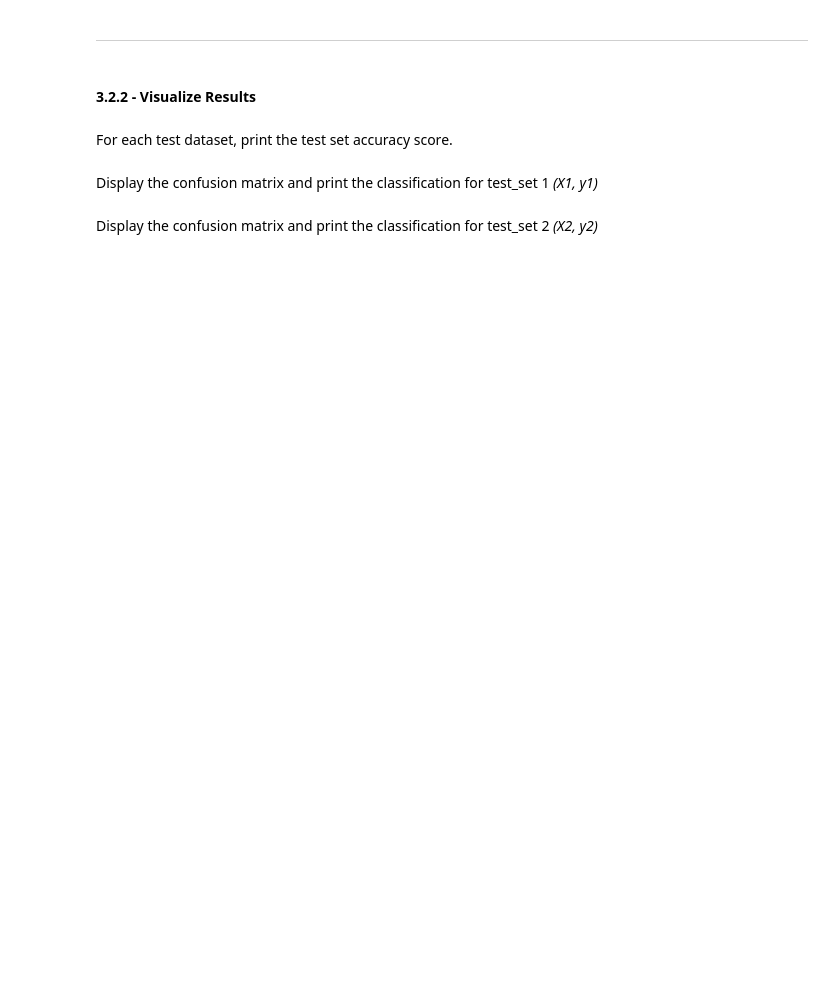
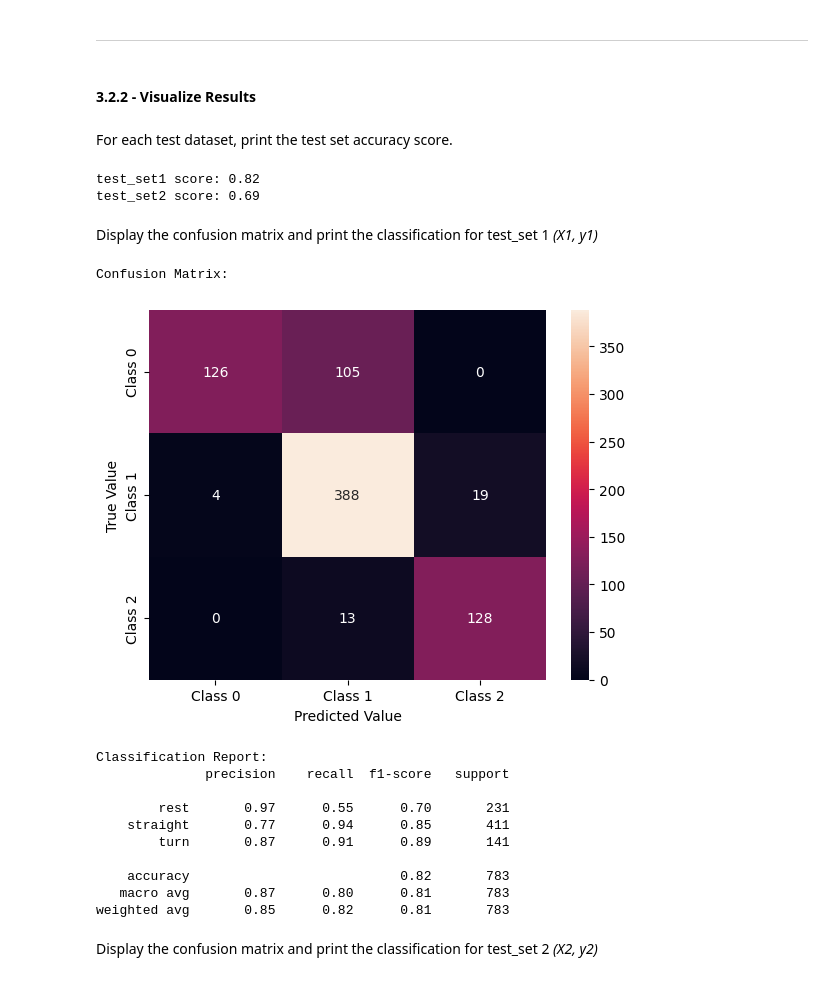
Before and after one commit to KatiaAbdulBaki/engg680_2024_fall, a Jupyter notebook: Lab_Assignment4/VehicleMotionStateClassification.ipynb, the cells around one changed output. Cells and saved outputs as stored; diff of their text form; code cells hidden in the pictures; blank space fills up the shorter version.

```diff
--- a/Lab_Assignment4/VehicleMotionStateClassification.ipynb
+++ b/Lab_Assignment4/VehicleMotionStateClassification.ipynb
@@ -617,4 +617,10 @@ ___
 # %%
 # TODO - Load group selected features from cv_set to X
-# X =
+X = cv_set[
+    [
+        'ax_var', 'ay_var', 'az_var', 'gx_var', 'gy_var', 'gz_var',
+        'ax_sum', 'ay_sum', 'az_sum', 'gx_sum', 'gy_sum', 'gz_sum',
+        'a_sum', 'g_sum', 'a_var', 'g_var'
+    ]
+]
 X.head(2)
@@ -663,6 +726,7 @@ The model trained in 3.1 is to be tested on the independent datasets, that is te
 Seperate the testsets into group selected features and target vectors *(X1, y1)* and *(X2,y2)*
 # %%
 # TODO - Load the target vector from test_set1 into y1, and the group selected features from test_set1 into X1
-# y1 =
-# X1 =
+y1 = test_set1['motion_state']
+group_selected_features = ['ax_var', 'ay_var', 'az_var', 'gx_var', 'gy_var', 'gz_var', 'ax_sum', 'ay_sum', 'az_sum', 'gx_sum', 'gy_sum', 'gz_sum', 'a_sum', 'g_sum', 'a_var', 'g_var']
+X1 = test_set1[group_selected_features]
 X1.head(2)
@@ -679,7 +751,10 @@ ___
 For each test dataset, print the test set accuracy score.
 # %%
 # TODO - Print test score accuracies for test_set1 and test_set2
-#print("test_set1 score: {:.2f}".format(???))
-#print("test_set2 score: {:.2f}".format(???))
+print("test_set1 score: {:.2f}".format(grid.score(X1, y1)))
+print("test_set2 score: {:.2f}".format(grid.score(X2, y2)))
+# %% [output]
+test_set1 score: 0.82
+test_set2 score: 0.69
 # %% [markdown]
 Display the confusion matrix and print the classification for test_set 1 *(X1, y1)*
@@ -688,2 +761,28 @@ Display the confusion matrix and print the classification for test_set 1 *(X1, y
+# %%
+# TODO - Display confusion matrix and print classification report for (X1, y1)
+from sklearn.metrics import confusion_matrix, classification_report
+import seaborn as sns
+import matplotlib.pyplot as plt
+conf_mat = confusion_matrix(y1, grid.predict(X1))
+print("Confusion Matrix:")
+sns.heatmap(conf_mat, xticklabels=['Class 0', 'Class 1', 'Class 2'], yticklabels=['Class 0', 'Class 1', 'Class 2'], annot=True, fmt='d')
+plt.xlabel('Predicted Value')
+plt.ylabel('True Value')
+plt.show()
+print("\nClassification Report:")
+print(classification_report(y1, grid.predict(X1)))
+# %% [output]
+Confusion Matrix:
+[figure, added]
+Classification Report:
+              precision    recall  f1-score   support
+
+        rest       0.97      0.55      0.70       231
+    straight       0.77      0.94      0.85       411
+        turn       0.87      0.91      0.89       141
+
+    accuracy                           0.82       783
+   macro avg       0.87      0.80      0.81       783
+weighted avg       0.85      0.82      0.81       783
 # %% [markdown]
 Display the confusion matrix and print the classification for test_set 2 *(X2, y2)*
```
Also changed, not shown: parts of 16 cells of this notebook.
